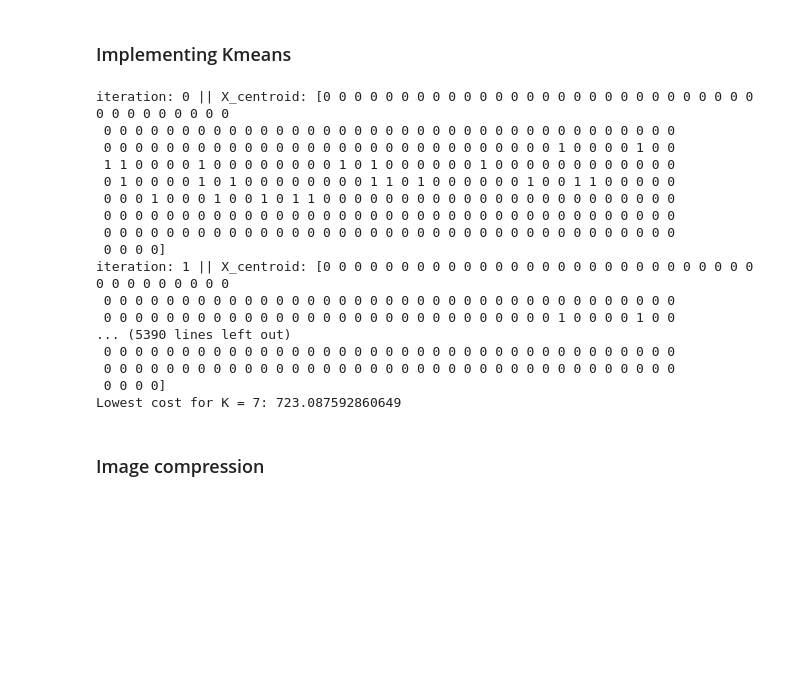
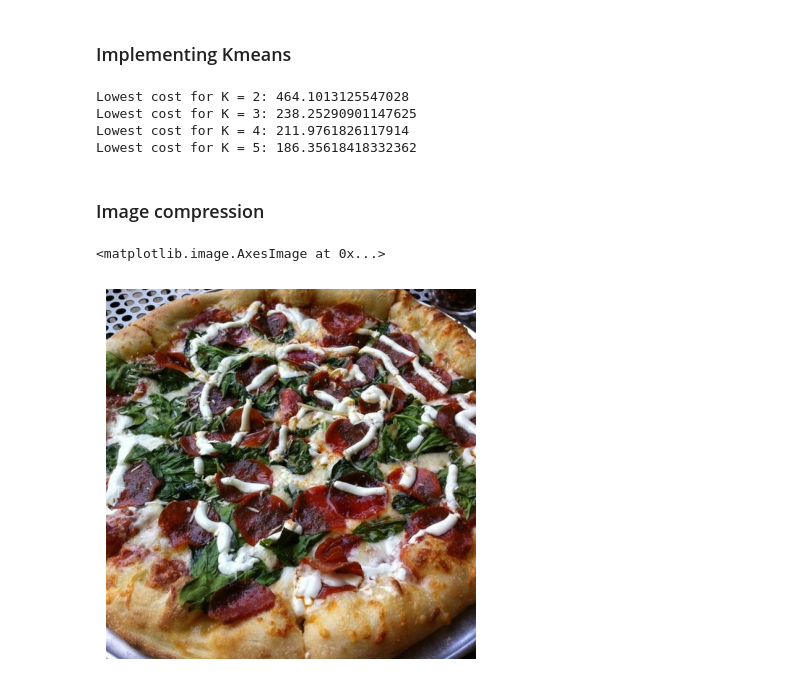
Before and after one commit to strcoder4007/Machine-Learning-Deep-Learning-Practice, a Jupyter notebook: Kmeans_image_compression.ipynb, the cells around one changed output. Drawn from its saved outputs; the diff is of its cells as text; code cells hidden in the pictures; blank space fills up the shorter version.

Commit message:
Kmeans finally working

```diff
--- a/Kmeans_image_compression.ipynb
+++ b/Kmeans_image_compression.ipynb
@@ -60,67 +48,42 @@ Iterate through K:
 
 Plot the elbow graph and select the value of K and its cost
 '''
-
-K = 7
+K = 5
+X = load_data()
 iterations = 100
-cost_array = []
-X = load_data()
-
-for k in range(2, K+1):
-    lowest_cost = 100000
-    # randomly initializing 100 times for each value of K
+for k in range(2, K + 1):
+    lowest_cost = float('inf')
     for iteration in range(iterations):
         cost = 0
         centroids = initialize_centroids(X, k)
-        while(True):
+        old_centroids = None
+        while not np.array_equal(centroids, old_centroids):
+            old_centroids = centroids.copy()
             X_centroids = calculate_centroids(X, centroids)
-            ## calculate mean of each cluster
-            means = []
-            for kk in range(k):
-                cluster_mean = np.zeros((1, 2))
-                for i in range(X.shape[0]):
-                    cluster_number = X_centroids[i]
-                    if cluster_number == kk:
-                        cluster_mean += X[i]
-                cluster_mean = cluster_mean / X.shape[0]
-                means.append(cluster_mean)
 
+            # Update centroids to be the mean of points in each cluster
+            for i in range(k):
+                centroids[i] = np.mean(X[X_centroids == i], axis=0)
 
-            if np.allclose(centroids, means):
-                #print('used')
-                break
-            else:
-                #print(f"centroids: {centroids} || means: {means}")
-                centroids = means
-
-        ## calculate cost of the final centroids
         X_centroids = calculate_centroids(X, centroids)
-        print(f"iteration: {iteration} || X_centroid: {X_centroids}")
-        for i in range(len(X_centroids)):
+        cost = 0
+        for i in range(len(X)):
             cost += np.linalg.norm(X[i] - centroids[X_centroids[i]])
 
         if lowest_cost > cost:
             lowest_cost = cost
     print(f"Lowest cost for K = {k}: {lowest_cost}")
 # %% [output]
-iteration: 0 || X_centroid: [0 0 0 0 0 0 0 0 0 0 0 0 0 0 0 0 0 0 0 0 0 0 0 0 0 0 0 0 0 0 0 0 0 0 0 0 0
- 0 0 0 0 0 0 0 0 0 0 0 0 0 0 0 0 0 0 0 0 0 0 0 0 0 0 0 0 0 0 0 0 0 0 0 0 0
- 0 0 0 0 0 0 0 0 0 0 0 0 0 0 0 0 0 0 0 0 0 0 0 0 0 0 0 0 0 1 0 0 0 0 1 0 0
- 1 1 0 0 0 0 1 0 0 0 0 0 0 0 0 1 0 1 0 0 0 0 0 0 1 0 0 0 0 0 0 0 0 0 0 0 0
- 0 1 0 0 0 0 1 0 1 0 0 0 0 0 0 0 0 1 1 0 1 0 0 0 0 0 0 1 0 0 1 1 0 0 0 0 0
- 0 0 0 1 0 0 0 1 0 0 1 0 1 1 0 0 0 0 0 0 0 0 0 0 0 0 0 0 0 0 0 0 0 0 0 0 0
- 0 0 0 0 0 0 0 0 0 0 0 0 0 0 0 0 0 0 0 0 0 0 0 0 0 0 0 0 0 0 0 0 0 0 0 0 0
- 0 0 0 0 0 0 0 0 0 0 0 0 0 0 0 0 0 0 0 0 0 0 0 0 0 0 0 0 0 0 0 0 0 0 0 0 0
- 0 0 0 0]
-iteration: 1 || X_centroid: [0 0 0 0 0 0 0 0 0 0 0 0 0 0 0 0 0 0 0 0 0 0 0 0 0 0 0 0 0 0 0 0 0 0 0 0 0
- 0 0 0 0 0 0 0 0 0 0 0 0 0 0 0 0 0 0 0 0 0 0 0 0 0 0 0 0 0 0 0 0 0 0 0 0 0
- 0 0 0 0 0 0 0 0 0 0 0 0 0 0 0 0 0 0 0 0 0 0 0 0 0 0 0 0 0 1 0 0 0 0 1 0 0
-... (5390 lines left out)
- 0 0 0 0 0 0 0 0 0 0 0 0 0 0 0 0 0 0 0 0 0 0 0 0 0 0 0 0 0 0 0 0 0 0 0 0 0
- 0 0 0 0 0 0 0 0 0 0 0 0 0 0 0 0 0 0 0 0 0 0 0 0 0 0 0 0 0 0 0 0 0 0 0 0 0
- 0 0 0 0]
-Lowest cost for K = 7: 723.087592860649
+Lowest cost for K = 2: 464.1013125547028
+Lowest cost for K = 3: 238.25290901147625
+Lowest cost for K = 4: 211.9761826117914
+Lowest cost for K = 5: 186.35618418332362
 # %% [markdown]
 ### Image compression
 # %%
 original_image = plt.imread('../datasets/pizza.jpg')
+plt.axis('off')
+plt.imshow(original_image)
+# %% [output]
+<matplotlib.image.AxesImage at 0x...>
+[figure, added]
```
Also changed, not shown: parts of 3 cells of this notebook.
